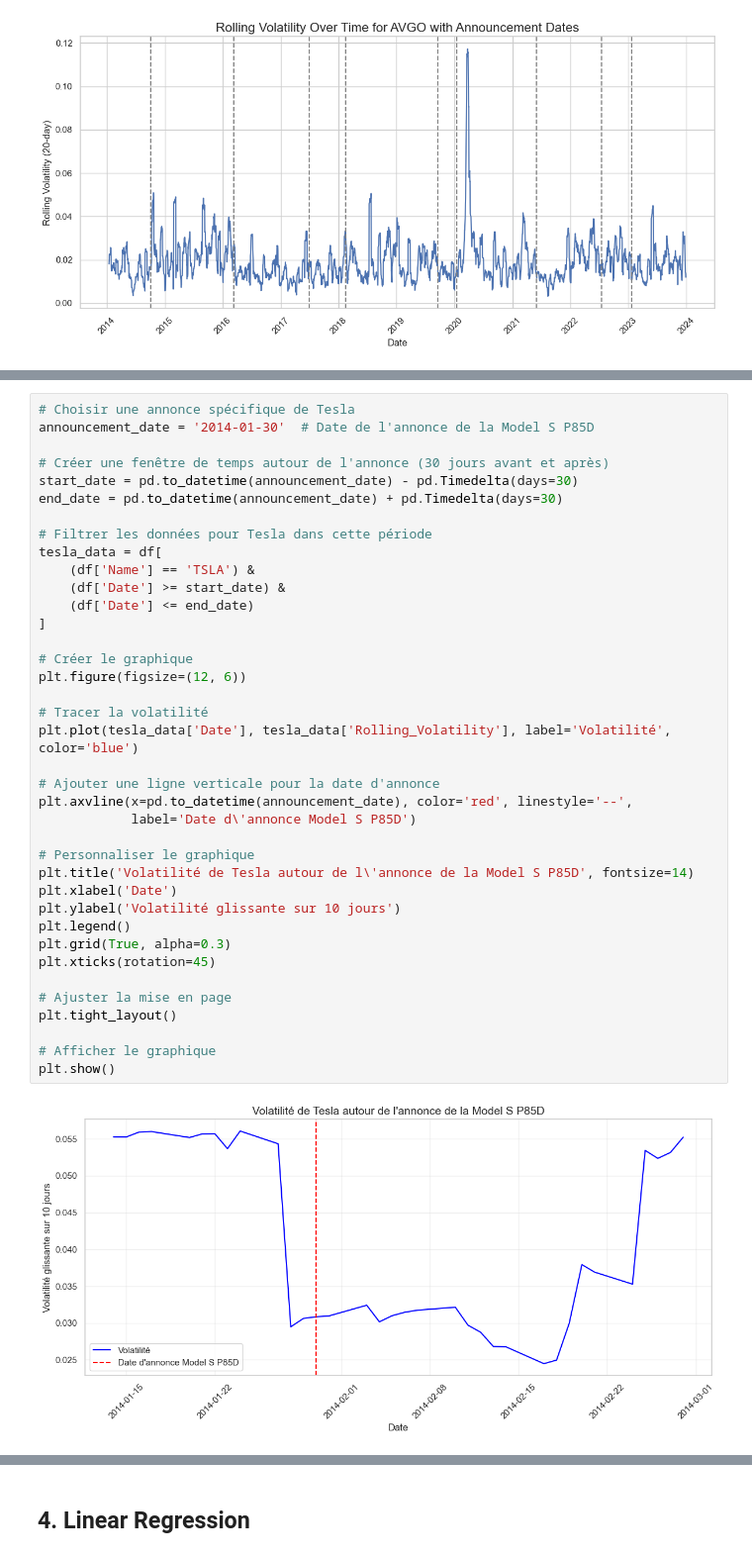
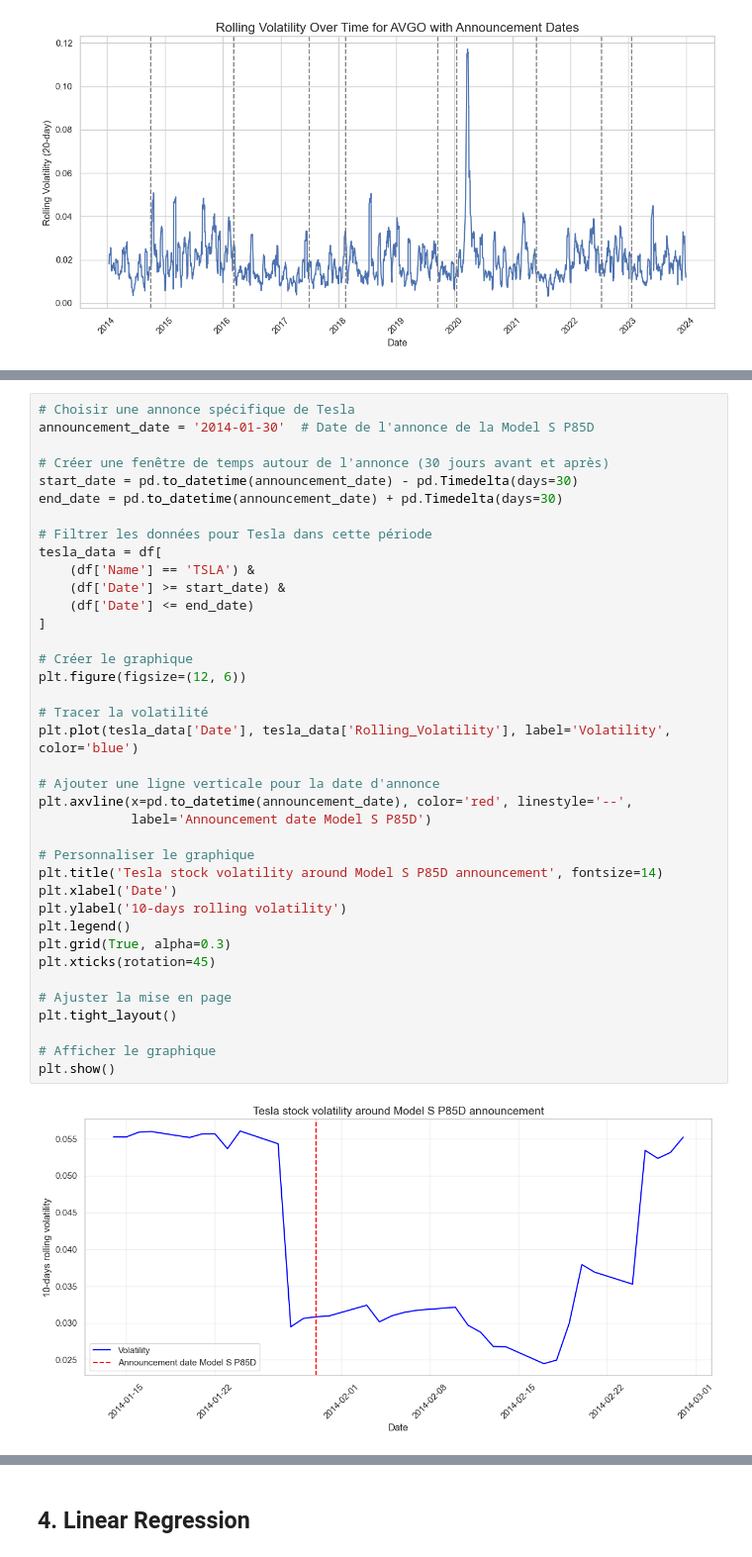
Before and after one commit to Nicodu21/DTFF-project, a Jupyter notebook: code/notebook/DTFF_project.ipynb, the cells around one changed output, grey strips where cells are left out. Shown at 99% size. Cells and saved outputs as stored; diff of their text form.

```diff
--- a/code/notebook/DTFF_project.ipynb
+++ b/code/notebook/DTFF_project.ipynb
@@ -380,35 +380,35 @@ announcement_date = '2014-01-30'  # Date de l'annonce de la Model S P85D
 start_date = pd.to_datetime(announcement_date) - pd.Timedelta(days=30)
 end_date = pd.to_datetime(announcement_date) + pd.Timedelta(days=30)
 
 # Filtrer les données pour Tesla dans cette période
 tesla_data = df[
     (df['Name'] == 'TSLA') &
     (df['Date'] >= start_date) &
     (df['Date'] <= end_date)
 ]
 
 # Créer le graphique
 plt.figure(figsize=(12, 6))
 
 # Tracer la volatilité
-plt.plot(tesla_data['Date'], tesla_data['Rolling_Volatility'], label='Volatilité', color='blue')
+plt.plot(tesla_data['Date'], tesla_data['Rolling_Volatility'], label='Volatility', color='blue')
 
 # Ajouter une ligne verticale pour la date d'annonce
 plt.axvline(x=pd.to_datetime(announcement_date), color='red', linestyle='--',
-            label='Date d\'annonce Model S P85D')
+            label='Announcement date Model S P85D')
 
 # Personnaliser le graphique
-plt.title('Volatilité de Tesla autour de l\'annonce de la Model S P85D', fontsize=14)
+plt.title('Tesla stock volatility around Model S P85D announcement', fontsize=14)
 plt.xlabel('Date')
-plt.ylabel('Volatilité glissante sur 10 jours')
+plt.ylabel('10-days rolling volatility')
 plt.legend()
 plt.grid(True, alpha=0.3)
 plt.xticks(rotation=45)
 
 # Ajuster la mise en page
 plt.tight_layout()
 
 # Afficher le graphique
 plt.show()
 # %% [output]
-[figure, old version]
+[figure, new version]
```
Also changed, not shown: parts of 5 cells of this notebook.
